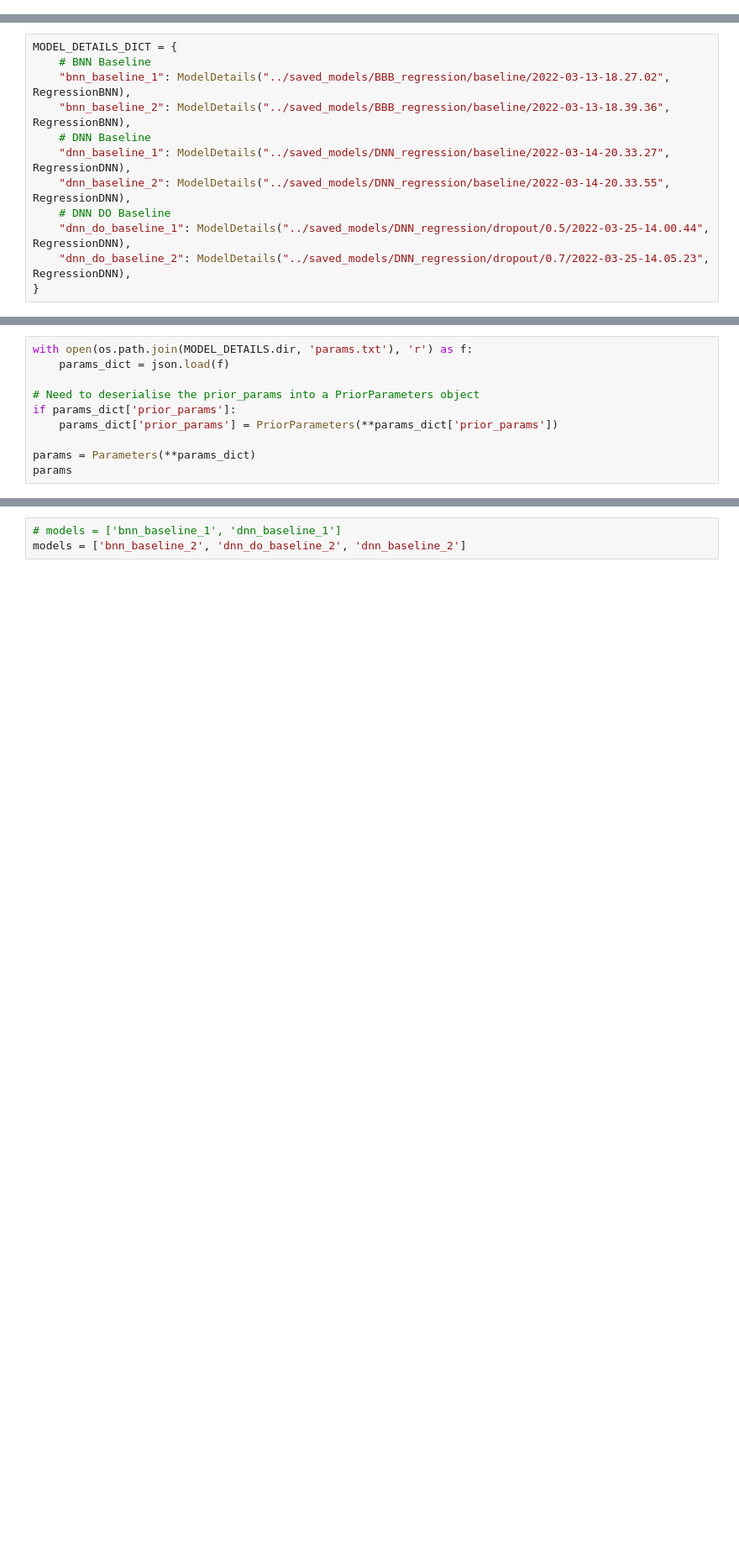
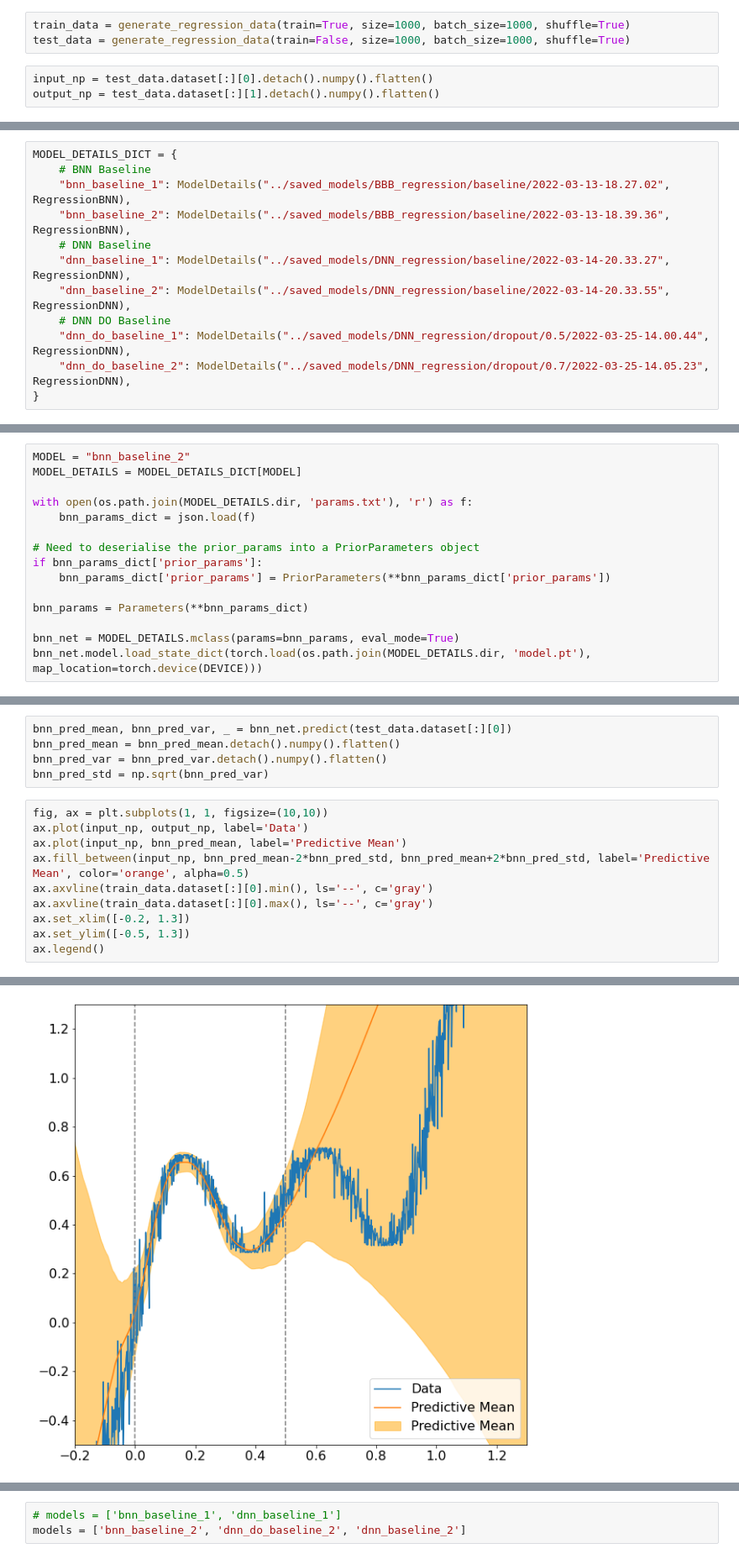
Before and after one commit to Cambridge-Uni-MLMI-Advanced-ML-21-22-G7/BBB, a Jupyter notebook: jupyter/regression.ipynb, the cells around one changed output, grey strips where cells are left out. Shown at 84% size. Cells and saved outputs as stored; diff of their text form; blank space fills up the shorter version.

```diff
--- a/jupyter/regression.ipynb
+++ b/jupyter/regression.ipynb
@@ -31,3 +32,9 @@ colors = ['#1f77b4', '#ff7f0e', '#2ca02c', '#d62728', '#9467bd', '#8c564b', '#e3
+# %%
+train_data = generate_regression_data(train=True, size=1000, batch_size=1000, shuffle=True)
+test_data = generate_regression_data(train=False, size=1000, batch_size=1000, shuffle=True)
+# %%
+input_np = test_data.dataset[:][0].detach().numpy().flatten()
+output_np = test_data.dataset[:][1].detach().numpy().flatten()
 # %% [markdown]
 ## Helper Classes
 # %%
@@ -59,11 +60,16 @@ ModelDetails(dir='../saved_models/DNN_regression/baseline/2022-03-14-20.33.27',
 # %%
+MODEL = "bnn_baseline_2"
+MODEL_DETAILS = MODEL_DETAILS_DICT[MODEL]
+
 with open(os.path.join(MODEL_DETAILS.dir, 'params.txt'), 'r') as f:
-    params_dict = json.load(f)
+    bnn_params_dict = json.load(f)
 
 # Need to deserialise the prior_params into a PriorParameters object
-if params_dict['prior_params']:
-    params_dict['prior_params'] = PriorParameters(**params_dict['prior_params'])
+if bnn_params_dict['prior_params']:
+    bnn_params_dict['prior_params'] = PriorParameters(**bnn_params_dict['prior_params'])
 
-params = Parameters(**params_dict)
-params
+bnn_params = Parameters(**bnn_params_dict)
+
+bnn_net = MODEL_DETAILS.mclass(params=bnn_params, eval_mode=True)
+bnn_net.model.load_state_dict(torch.load(os.path.join(MODEL_DETAILS.dir, 'model.pt'), map_location=torch.device(DEVICE)))
 # %% [output]
@@ -70,0 +85,16 @@ Parameters(name='DNN_regression', input_dim=1, output_dim=1, batch_size=128, epo
+# %%
+bnn_pred_mean, bnn_pred_var, _ = bnn_net.predict(test_data.dataset[:][0])
+bnn_pred_mean = bnn_pred_mean.detach().numpy().flatten()
+bnn_pred_var = bnn_pred_var.detach().numpy().flatten()
+bnn_pred_std = np.sqrt(bnn_pred_var)
+# %%
+fig, ax = plt.subplots(1, 1, figsize=(10,10))
+ax.plot(input_np, output_np, label='Data')
+ax.plot(input_np, bnn_pred_mean, label='Predictive Mean')
+ax.fill_between(input_np, bnn_pred_mean-2*bnn_pred_std, bnn_pred_mean+2*bnn_pred_std, label='Predictive Mean', color='orange', alpha=0.5)
+ax.axvline(train_data.dataset[:][0].min(), ls='--', c='gray')
+ax.axvline(train_data.dataset[:][0].max(), ls='--', c='gray')
+ax.set_xlim([-0.2, 1.3])
+ax.set_ylim([-0.5, 1.3])
+ax.legend()
+# %% [output]
@@ -70,0 +102 @@ Parameters(name='DNN_regression', input_dim=1, output_dim=1, batch_size=128, epo
+[figure, added]
```
Also changed, not shown: parts of 23 cells of this notebook, 4 other files.
